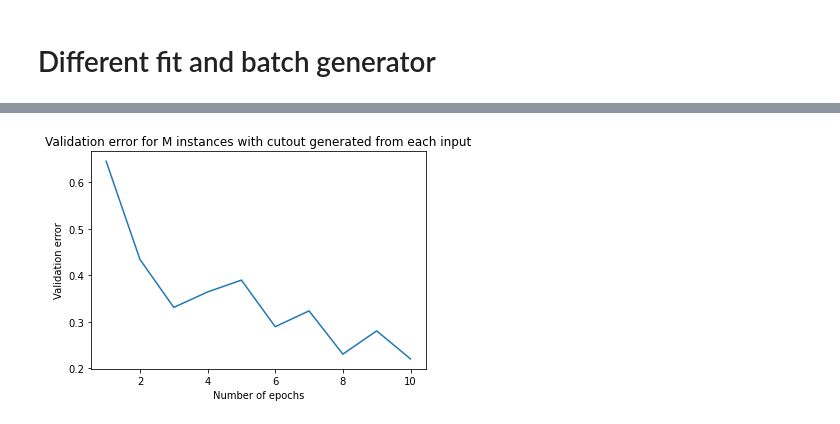
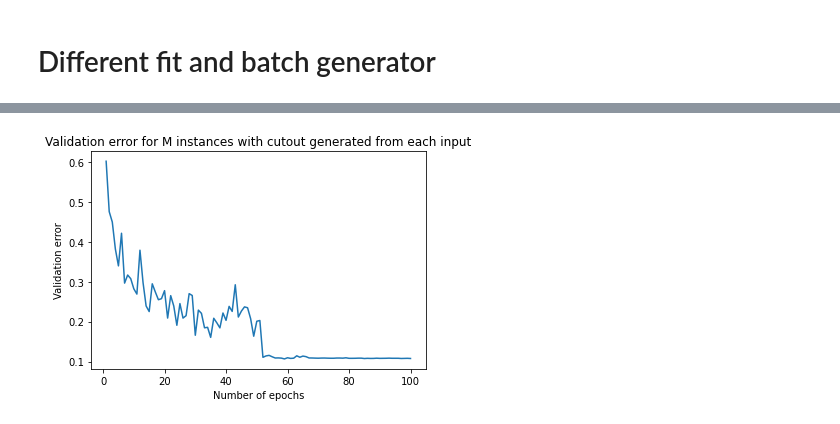
Before and after one commit to ta2642/dlhw3, a Jupyter notebook: dlhw3_1105.ipynb, the cells around one changed output, grey strips where cells are left out. Drawn from its saved outputs; the diff is of its cells as text; code cells hidden in the pictures.

Commit message:
1106-4pm version

```diff
--- a/dlhw3_1105.ipynb
+++ b/dlhw3_1105.ipynb
@@ -1461,13 +1499,14 @@ def batch_generator(x, y, epochs, m, batch_size, augment=None):
 # %%
 durations = []
 val_acc_cutout = []
+prob4c_result = []
 # %%
 # Using a different fit function
-epochs = 1
+EPOCH = 100
 
 lr_scheduler = LearningRateScheduler(lr_schedule_100)
 
-for i in [2]:
+for i in [4]:
     model = resnet_v1(
         input_shape=x_train.shape[1:],
         depth=44
@@ -1488,12 +1527,22 @@ for i in [2]:
             batch_size=64,
             augment=apply_mask
         ),
-        epochs=1,
-        validation_data=(x_test,y_test),
+        epochs=EPOCH,
+        validation_data=(x_val,y_val),
         steps_per_epoch=np.floor((x_train.shape[0])/64.0),
         verbose=2,
         callbacks=[lr_scheduler]
     )
     durations.append(time.time()-duration)
     val_acc_cutout.append(hist.history['val_accuracy'])
+
+version =2
+M =4
+
+for i, val in enumerate(hist.history['val_accuracy']):
+    prob4c_result.append([M, version, i, 1-val, durations[0]])
+
+prob4c_df = pd.DataFrame(prob4c_result,
+                         columns = ['M','version','Epochs', 'val_error', 'train_time'])
+prob4c_df.to_csv('prob4c_M%.f_version%.f_epoch%.f' %(M, version, EPOCH))
 # %% [output]
@@ -1521,2 +1617,12 @@ hist.history['val_accuracy']
+# %%
+version =4
+M =2
+
+for i, val in enumerate(hist.history['val_accuracy']):
+    prob4c_result.append([M, version, i, 1-val, durations[0]])
+
+prob4c_df = pd.DataFrame(prob4c_result,
+                         columns = ['M','version','Epochs', 'val_error', 'train_time'])
+prob4c_df.to_csv('prob4c_M%.f_version%.f_epoch%.f' %(M, version, EPOCH))
 # %%
 prob4c_result = []
@@ -1534,18 +1629,18 @@ prob4c_df.to_csv('prob4c_v%.f' %version)
 # %%
 def opp(l):
     return [1-el for el in l]
 
 val_error = [1- val for val in hist.history['val_accuracy']]
 
-plt.plot(range(1,11), val_error)
+plt.plot(range(1,101), val_error)
 
 plt.title("Validation error for M instances with cutout generated from each input")
 plt.xlabel("Number of epochs")
 plt.ylabel("Validation error")
-plt.savefig("acc_cutout.png")
+plt.savefig("acc_cutout_m4.png")
 plt.show()
 # %% [output]
-[figure, old version]
+[figure, new version]
 # %%
 def opp(l):
     return [1-el for el in l]
```
Also changed, not shown: parts of 14 cells of this notebook.
